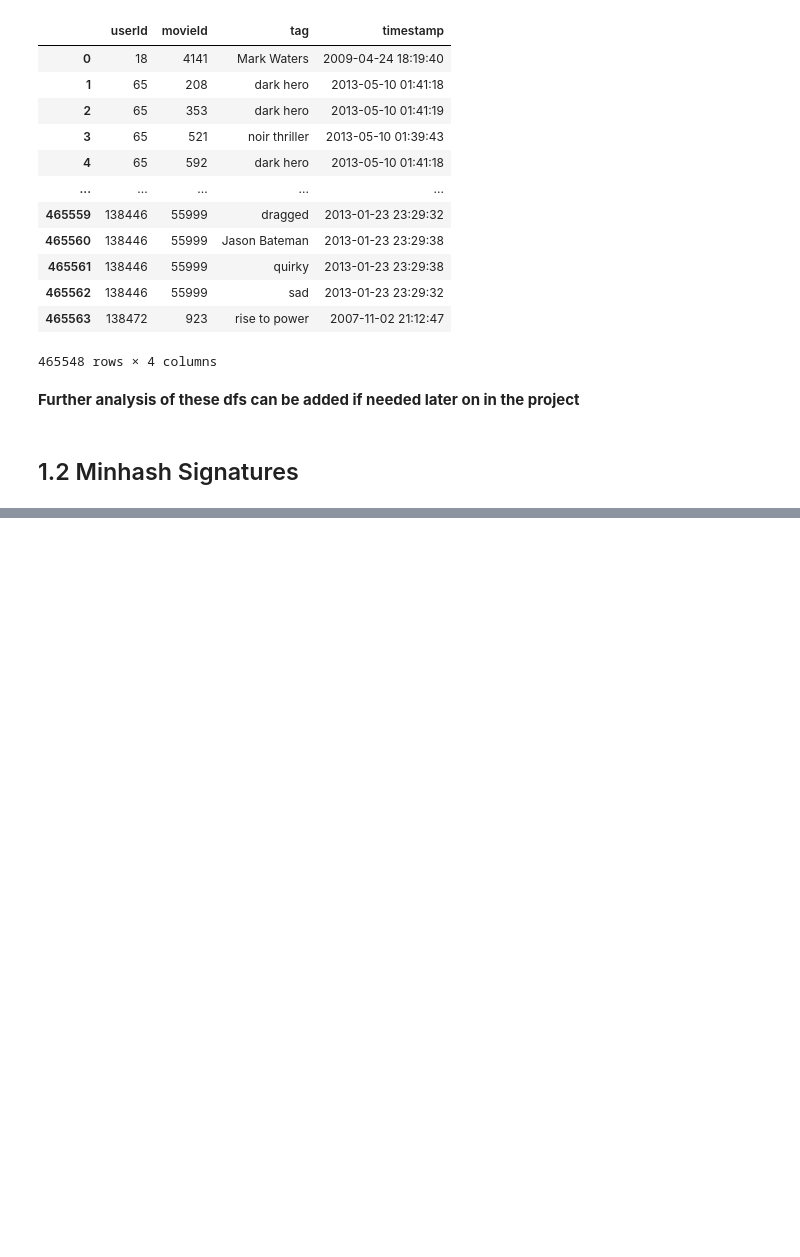
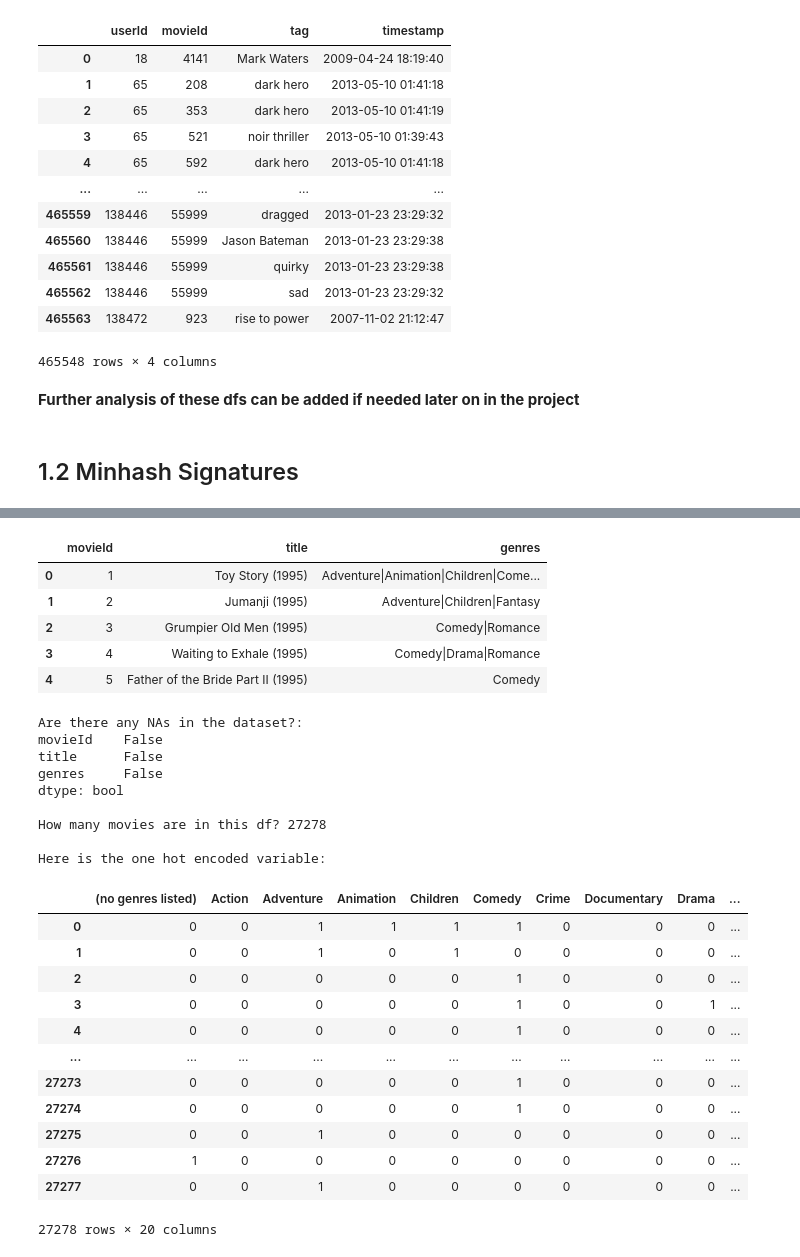
Before and after one commit to yaraoyoussef/ADM-HW4, a Jupyter notebook: main.ipynb, the cells around one changed output, grey strips where cells are left out. Saved outputs shown, nothing was run; the diff lists cells and outputs as text; code cells hidden in the pictures; blank space fills up the shorter version.

```diff
--- a/main.ipynb
+++ b/main.ipynb
@@ -358,0 +378,52 @@ df_tags.dropna()
+# %%
+import pandas as pd
+
+# First we load all the datasets downloaded
+tag = pd.read_csv('/Users/augustodeluzenberger/Documents/Python/archive/tag.csv')
+rating = pd.read_csv('/Users/augustodeluzenberger/Documents/Python/archive/rating.csv')
+movie = pd.read_csv('/Users/augustodeluzenberger/Documents/Python/archive/movie.csv')
+link = pd.read_csv('/Users/augustodeluzenberger/Documents/Python/archive/link.csv')
+genome_scores = pd.read_csv('/Users/augustodeluzenberger/Documents/Python/archive/genome_scores.csv')
+genome_tags = pd.read_csv('/Users/augustodeluzenberger/Documents/Python/archive/genome_tags.csv')
+# %%
+# The movie dataset contains the sequent informations:
+movies_df = movie.copy()
+display(movies_df.head())
+print(f"Are there any NAs in the dataset?:\n{movies_df.isna().any()}\n")
+print(f"How many movies are in this df? {len(movies_df["movieId"].unique())}\n")
+
+
+# We create a one-hot encodeing of the genres column
+genres_split = movies_df['genres'].str.get_dummies('|') # Each variable is converted in as many 0/1 variables as there are different values. Columns in the output are each named after a value
+print('Here is the one hot encoded variable:')
+display(genres_split)
+movies_df = pd.concat([movies_df, genres_split], axis=1) # we add the new columns to the df
+# %% [output]
+|  | movieId | title | genres |
+| 0 | 1 | Toy Story (1995) | Adventure|Animation|Children|Come... |
+| 1 | 2 | Jumanji (1995) | Adventure|Children|Fantasy |
+| 2 | 3 | Grumpier Old Men (1995) | Comedy|Romance |
+| 3 | 4 | Waiting to Exhale (1995) | Comedy|Drama|Romance |
+| 4 | 5 | Father of the Bride Part II (1995) | Comedy |
+Are there any NAs in the dataset?:
+movieId    False
+title      False
+genres     False
+dtype: bool
+
+How many movies are in this df? 27278
+
+Here is the one hot encoded variable:
+|  | (no genres listed) | Action | Adventure | Animation | Children | Comedy | Crime | Documentary | Drama | ... |
+| 0 | 0 | 0 | 1 | 1 | 1 | 1 | 0 | 0 | 0 | ... |
+| 1 | 0 | 0 | 1 | 0 | 1 | 0 | 0 | 0 | 0 | ... |
+| 2 | 0 | 0 | 0 | 0 | 0 | 1 | 0 | 0 | 0 | ... |
+| 3 | 0 | 0 | 0 | 0 | 0 | 1 | 0 | 0 | 1 | ... |
+| 4 | 0 | 0 | 0 | 0 | 0 | 1 | 0 | 0 | 0 | ... |
+| ... | ... | ... | ... | ... | ... | ... | ... | ... | ... | ... |
+| 27273 | 0 | 0 | 0 | 0 | 0 | 1 | 0 | 0 | 0 | ... |
+| 27274 | 0 | 0 | 0 | 0 | 0 | 1 | 0 | 0 | 0 | ... |
+| 27275 | 0 | 0 | 1 | 0 | 0 | 0 | 0 | 0 | 0 | ... |
+| 27276 | 1 | 0 | 0 | 0 | 0 | 0 | 0 | 0 | 0 | ... |
+| 27277 | 0 | 0 | 1 | 0 | 0 | 0 | 0 | 0 | 0 | ... |
+27278 rows × 20 columns
```
Also changed, not shown: parts of 23 cells of this notebook.
